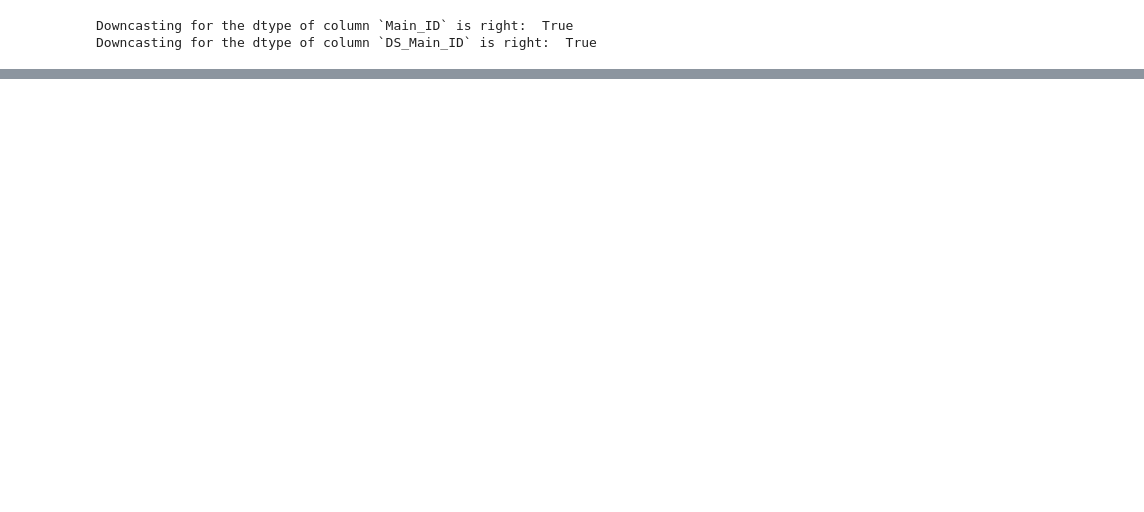
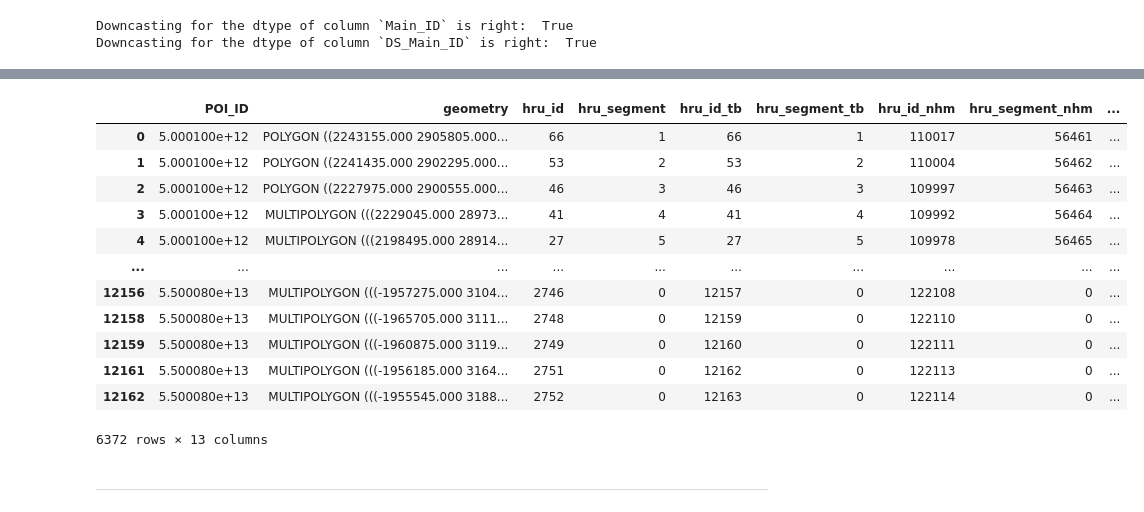
Before and after one commit to kasra-keshavarz/StMaryMilk2023-UofC, a Jupyter notebook: modified_TGF/modification_workflow.ipynb, the cells around one changed output, grey strips where cells are left out. Cells and saved outputs as stored; diff of their text form; code cells hidden in the pictures; blank space fills up the shorter version.

```diff
--- a/modified_TGF/modification_workflow.ipynb
+++ b/modified_TGF/modification_workflow.ipynb
@@ -167,0 +402,6 @@ ____
+# %%
+# Get polygons with zero 'hru_segment' values
+zero_values_gdf = cat[cat['hru_segment_nhm'] == 0]
+
+# Append polygons with zero 'hru_segment' values to the dissolved GeoDataFrame
+final_gdf = gpd.GeoDataFrame(pd.concat([d, zero_values_gdf]))
@@ -168 +424,19 @@ ____
+# %%
+final_gdf
+# %% [output]
+|  | POI_ID | geometry | hru_id | hru_segment | hru_id_tb | hru_segment_tb | hru_id_nhm | hru_segment_nhm | ... |
+| 0 | 5.000100e+12 | POLYGON ((2243155.000 2905805.000... | 66 | 1 | 66 | 1 | 110017 | 56461 | ... |
+| 1 | 5.000100e+12 | POLYGON ((2241435.000 2902295.000... | 53 | 2 | 53 | 2 | 110004 | 56462 | ... |
+| 2 | 5.000100e+12 | POLYGON ((2227975.000 2900555.000... | 46 | 3 | 46 | 3 | 109997 | 56463 | ... |
+| 3 | 5.000100e+12 | MULTIPOLYGON (((2229045.000 28973... | 41 | 4 | 41 | 4 | 109992 | 56464 | ... |
+| 4 | 5.000100e+12 | MULTIPOLYGON (((2198495.000 28914... | 27 | 5 | 27 | 5 | 109978 | 56465 | ... |
+| ... | ... | ... | ... | ... | ... | ... | ... | ... | ... |
+| 12156 | 5.500080e+13 | MULTIPOLYGON (((-1957275.000 3104... | 2746 | 0 | 12157 | 0 | 122108 | 0 | ... |
+| 12158 | 5.500080e+13 | MULTIPOLYGON (((-1965705.000 3111... | 2748 | 0 | 12159 | 0 | 122110 | 0 | ... |
+| 12159 | 5.500080e+13 | MULTIPOLYGON (((-1960875.000 3119... | 2749 | 0 | 12160 | 0 | 122111 | 0 | ... |
+| 12161 | 5.500080e+13 | MULTIPOLYGON (((-1956185.000 3164... | 2751 | 0 | 12162 | 0 | 122113 | 0 | ... |
+| 12162 | 5.500080e+13 | MULTIPOLYGON (((-1955545.000 3188... | 2752 | 0 | 12163 | 0 | 122114 | 0 | ... |
+6372 rows × 13 columns
+# %% [markdown]
+____
 # %%
```
Also changed, not shown: parts of 47 cells of this notebook, 1 other file.
